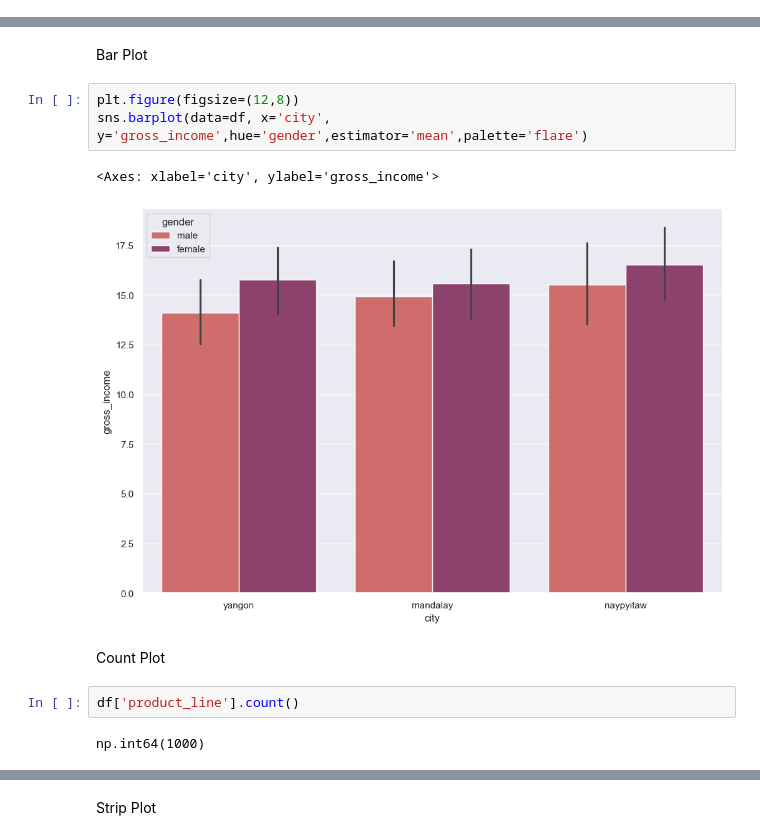
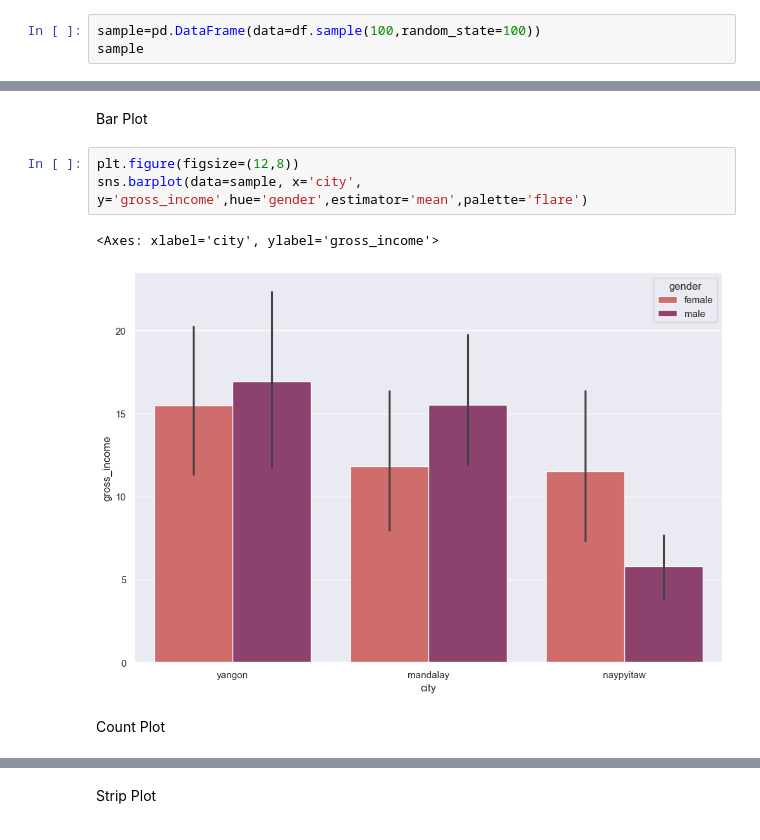
Before and after one commit to NourMansour911/sns_supermarket, a Jupyter notebook: supermarket_sns/cln_market.ipynb, the cells around one changed output, grey strips where cells are left out. Cells and saved outputs as stored; diff of their text form.

```diff
--- a/supermarket_sns/cln_market.ipynb
+++ b/supermarket_sns/cln_market.ipynb
@@ -48,3 +48,6 @@ df.select_dtypes(include=[np.number]).columns
 Index(['unit_price', 'quantity', 'tax_5%', 'total', 'rating', 'cogs',
        'gross_income'],
       dtype='object')
+# %%
+sample=pd.DataFrame(data=df.sample(100,random_state=100))
+sample
@@ -84,13 +101,9 @@ sns.relplot(data=df, x='quantity', y='gross_income',kind='line',hue='city',col='
 Bar Plot
 # %%
 plt.figure(figsize=(12,8))
-sns.barplot(data=df, x='city', y='gross_income',hue='gender',estimator='mean',palette='flare')
+sns.barplot(data=sample, x='city', y='gross_income',hue='gender',estimator='mean',palette='flare')
 # %% [output]
 <Axes: xlabel='city', ylabel='gross_income'>
-[figure, old version]
+[figure, new version]
 # %% [markdown]
 Count Plot
-# %%
-df['product_line'].count()
-# %% [output]
-np.int64(1000)
```
Also changed, not shown: parts of 23 cells of this notebook, 1 other file.
